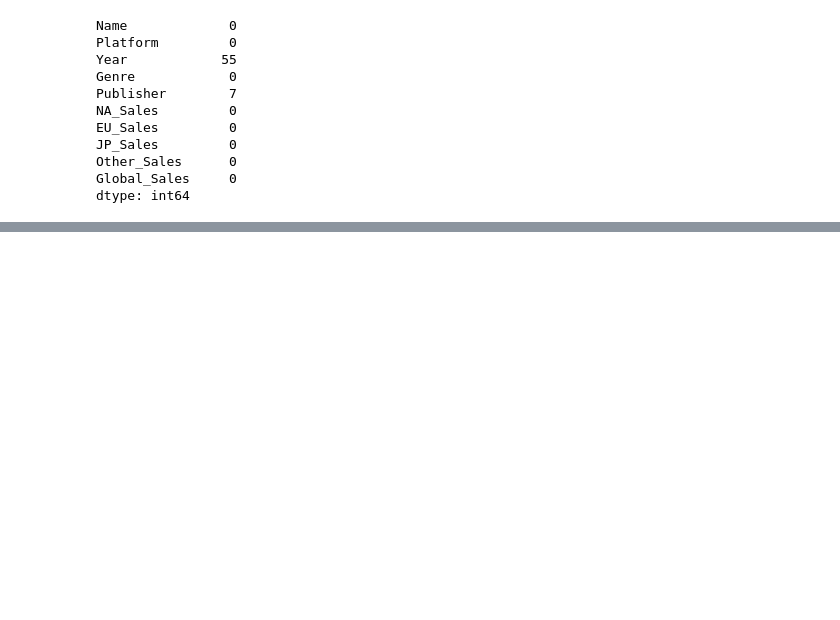
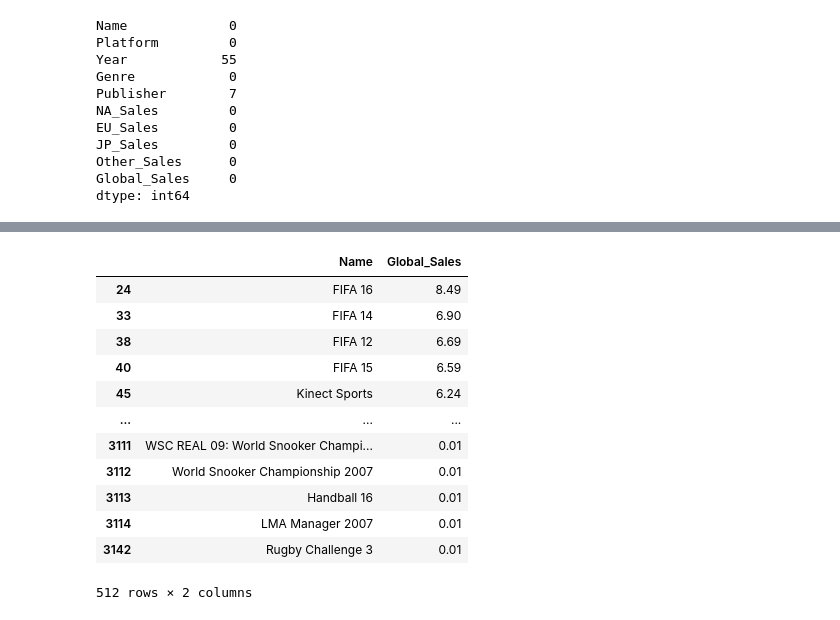
Before and after one commit to junio-firmino/Aprendizado_python, a Jupyter notebook: games.ipynb, the cells around one changed output, grey strips where cells are left out. Cells and saved outputs as stored; diff of their text form; code cells hidden in the pictures; blank space fills up the shorter version.

```diff
--- a/games.ipynb
+++ b/games.ipynb
@@ -773,0 +786,16 @@ dtype: int64
+# %%
+games.loc[games.Genre=='Sports', ['Name','Global_Sales']]
+# %% [output]
+|  | Name | Global_Sales |
+| 24 | FIFA 16 | 8.49 |
+| 33 | FIFA 14 | 6.90 |
+| 38 | FIFA 12 | 6.69 |
+| 40 | FIFA 15 | 6.59 |
+| 45 | Kinect Sports | 6.24 |
+| ... | ... | ... |
+| 3111 | WSC REAL 09: World Snooker Champi... | 0.01 |
+| 3112 | World Snooker Championship 2007 | 0.01 |
+| 3113 | Handball 16 | 0.01 |
+| 3114 | LMA Manager 2007 | 0.01 |
+| 3142 | Rugby Challenge 3 | 0.01 |
+512 rows × 2 columns
```
Also changed, not shown: parts of 3 cells of this notebook.
